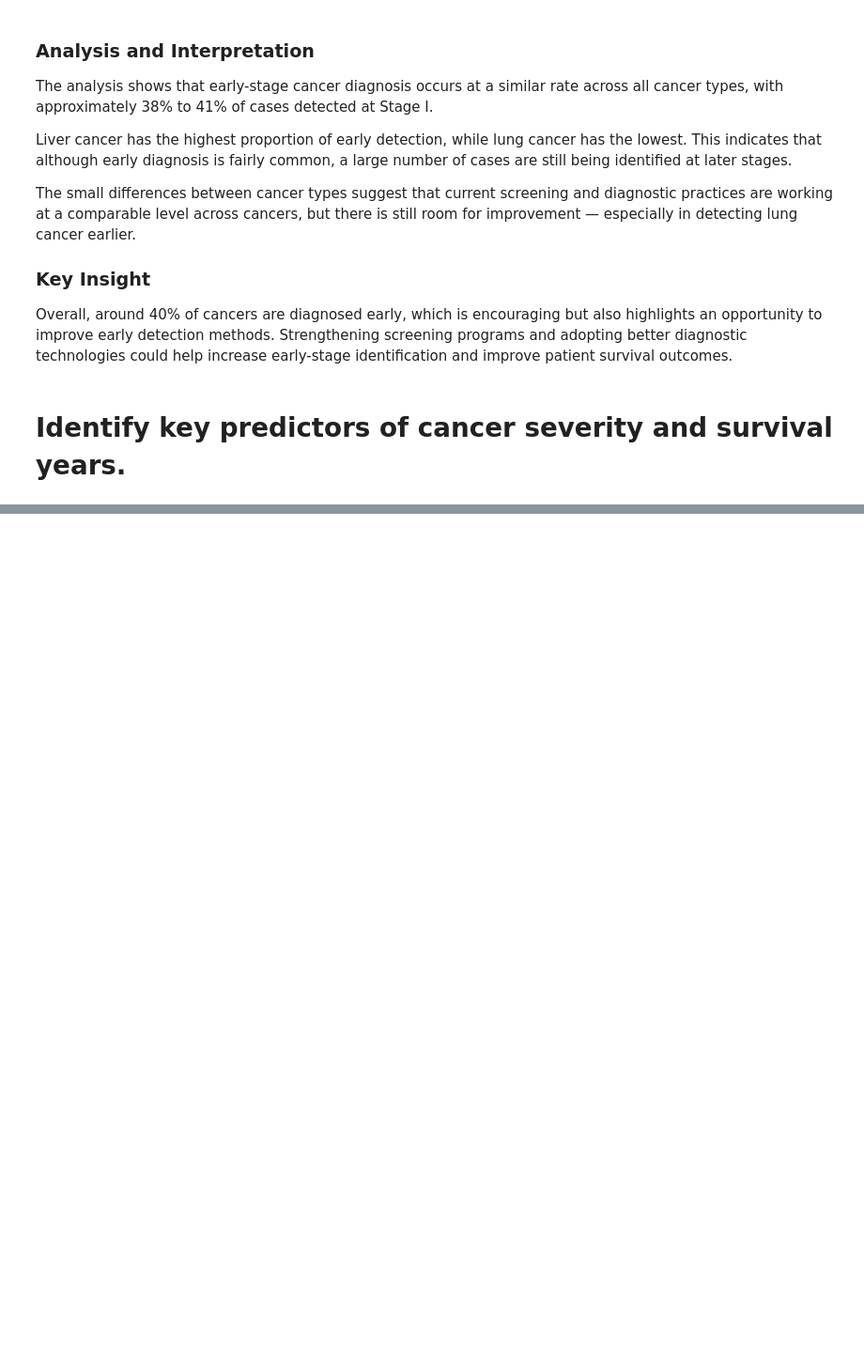
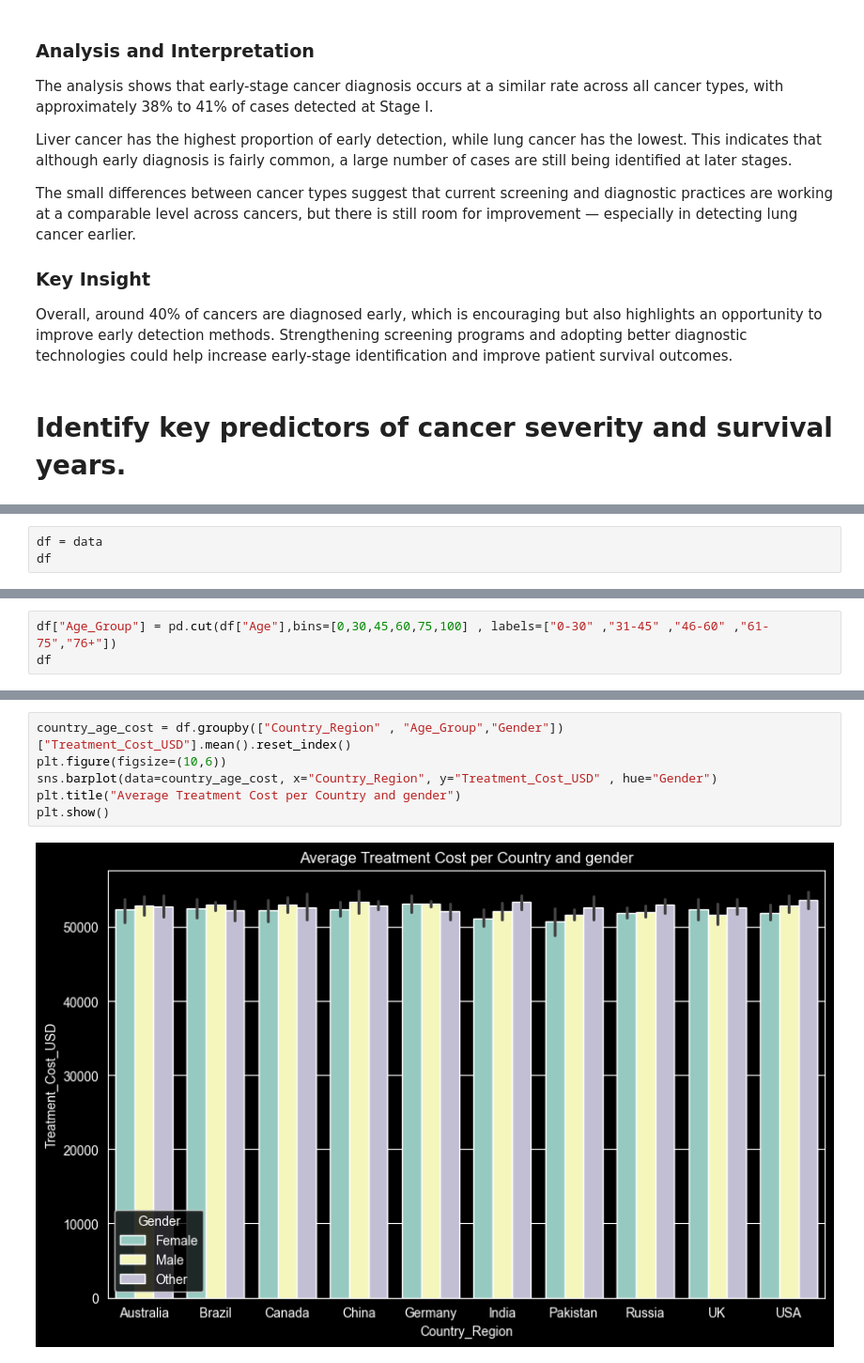
Before and after one commit to mewara54321/global-cancer-analytics, a Jupyter notebook: notebooks/03_inferential_analysis.ipynb, the cells around one changed output, grey strips where cells are left out. Shown at 94% size. Saved outputs shown, nothing was run; the diff lists cells and outputs as text; blank space fills up the shorter version.

```diff
--- a/notebooks/03_inferential_analysis.ipynb
+++ b/notebooks/03_inferential_analysis.ipynb
@@ -155,0 +250,3 @@ Overall, around 40% of cancers are diagnosed early, which is encouraging but als
+# %%
+df = data
+df
@@ -155,0 +269,3 @@ Overall, around 40% of cancers are diagnosed early, which is encouraging but als
+# %%
+df["Age_Group"] = pd.cut(df["Age"],bins=[0,30,45,60,75,100] , labels=["0-30" ,"31-45" ,"46-60" ,"61-75","76+"])
+df
@@ -155,0 +286,8 @@ Overall, around 40% of cancers are diagnosed early, which is encouraging but als
+# %%
+country_age_cost = df.groupby(["Country_Region" , "Age_Group","Gender"])["Treatment_Cost_USD"].mean().reset_index()
+plt.figure(figsize=(10,6))
+sns.barplot(data=country_age_cost, x="Country_Region", y="Treatment_Cost_USD" , hue="Gender")
+plt.title("Average Treatment Cost per Country and gender")
+plt.show()
+# %% [output]
+[figure, added]
```
Also changed, not shown: parts of 12 cells of this notebook.
